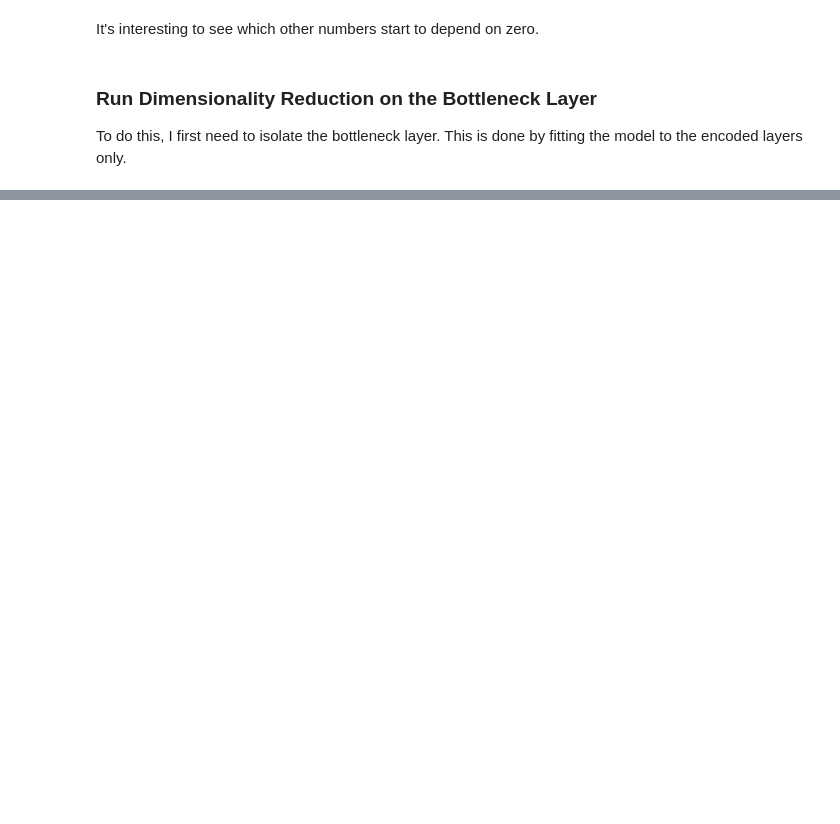
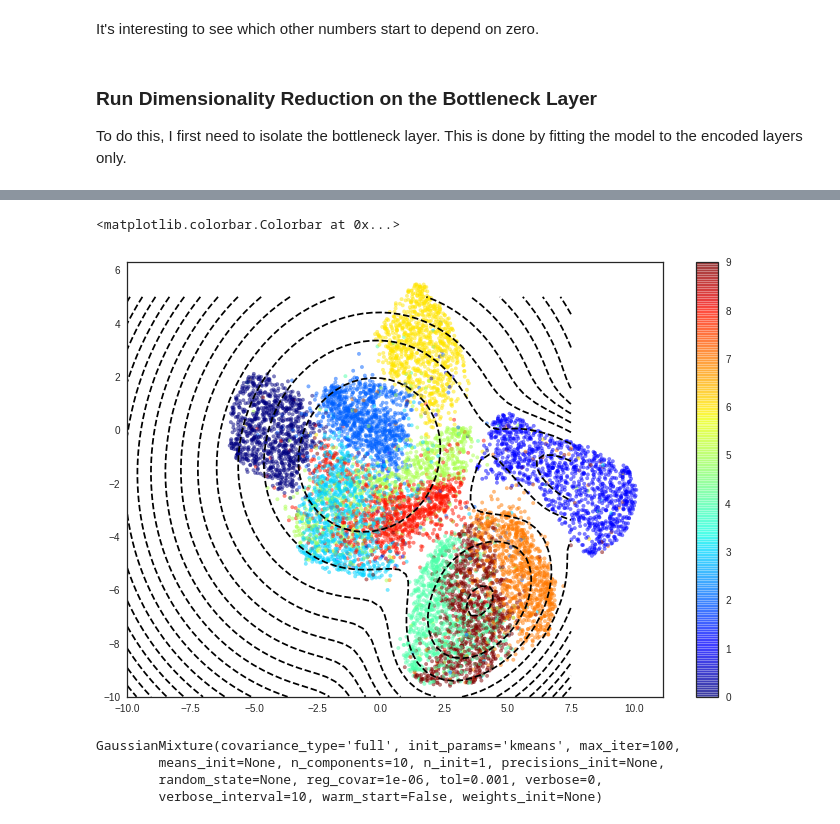
Before and after one commit to elliesch/anonmaly, a Jupyter notebook: MNIST_Anomaly.ipynb, the cells around one changed output, grey strips where cells are left out. Drawn from its saved outputs; the diff is of its cells as text; code cells hidden in the pictures; blank space fills up the shorter version.

```diff
--- a/MNIST_Anomaly.ipynb
+++ b/MNIST_Anomaly.ipynb
@@ -739,0 +779,5 @@ plt.colorbar()
+# %%
+umap_embedding = embedding
+# %%
+umap_gmm = GaussianMixture(n_components=3)
+umap_gmm.fit(umap_embedding)
@@ -739,0 +804,20 @@ plt.colorbar()
+# %%
+X, Y = np.meshgrid(np.linspace(-10, 7.5), np.linspace(-10,5))
+XX = np.array([X.ravel(), Y.ravel()]).T
+Z = umap_gmm.score_samples(XX)
+Z = Z.reshape((50,50))
+
+plt.contour(X, Y, Z,20, colors='k')
+plt.scatter(umap_embedding[:, 0], umap_embedding[:, 1],c=x_test_label,cmap=plt.cm.jet,alpha=0.5, marker='.')
+plt.colorbar()
+# %% [output]
+<matplotlib.colorbar.Colorbar at 0x...>
+[figure, added]
+# %%
+tsne_gmm = GaussianMixture(n_components=10)
+tsne_gmm.fit(tsne_embedding)
+# %% [output]
+GaussianMixture(covariance_type='full', init_params='kmeans', max_iter=100,
+        means_init=None, n_components=10, n_init=1, precisions_init=None,
+        random_state=None, reg_covar=1e-06, tol=0.001, verbose=0,
+        verbose_interval=10, warm_start=False, weights_init=None)
```
Also changed, not shown: parts of 29 cells of this notebook.
